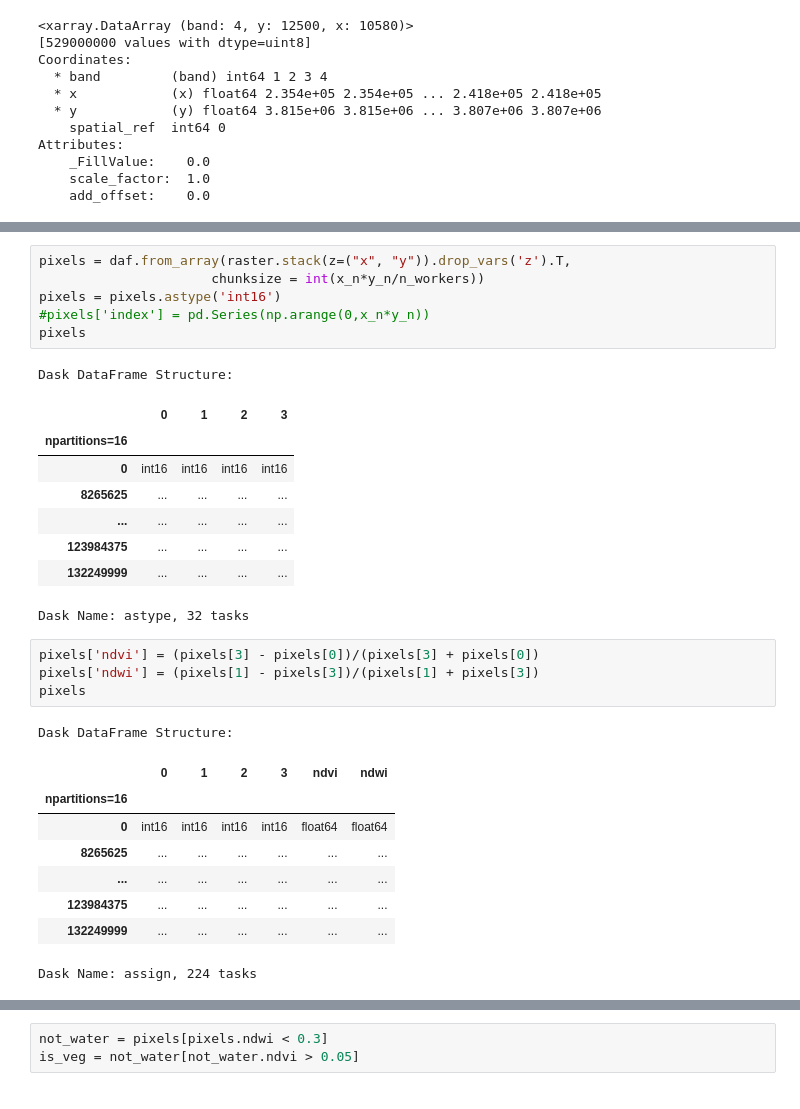
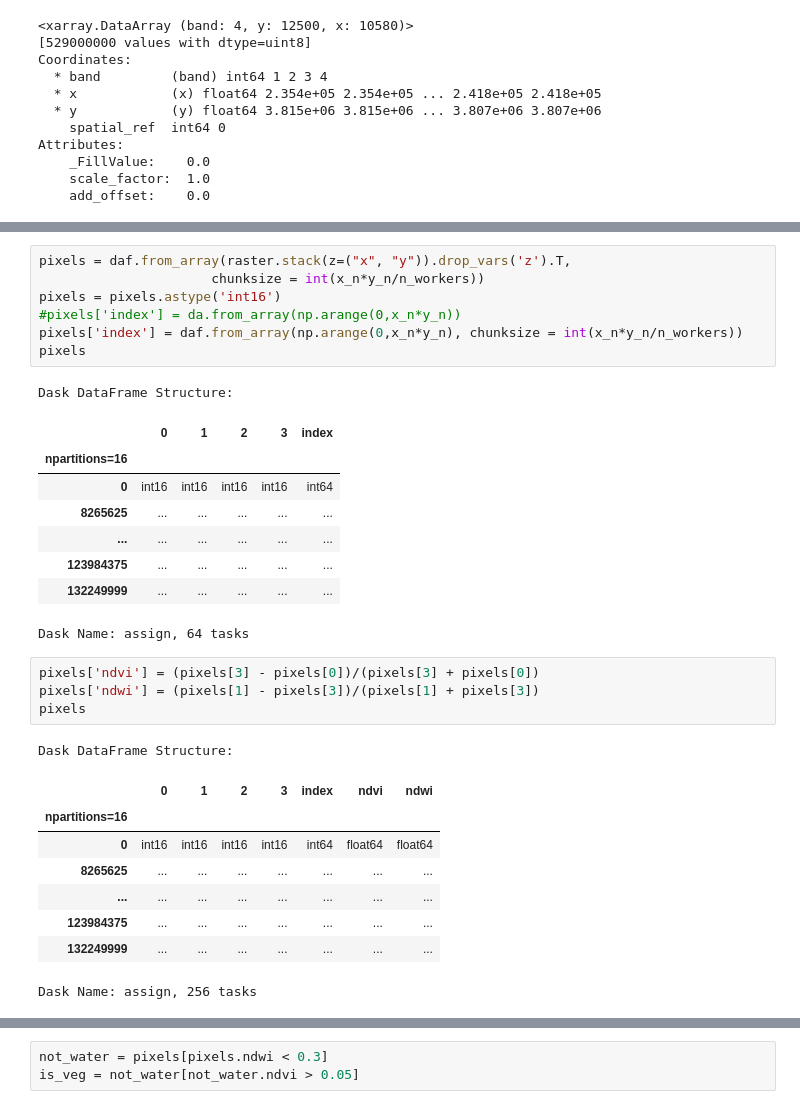
Before and after one commit to NCEAS/msai4earth-esa, a Jupyter notebook: iceplant_detection/using_dask_better_3.ipynb, the cells around one changed output, grey strips where cells are left out. Drawn from its saved outputs; the diff is of its cells as text.

Commit message:
changed index into daskarray

```diff
--- a/iceplant_detection/using_dask_better_3.ipynb
+++ b/iceplant_detection/using_dask_better_3.ipynb
@@ -95,33 +95,34 @@ add_offset :
 # %%
 pixels = daf.from_array(raster.stack(z=("x", "y")).drop_vars('z').T,
                       chunksize = int(x_n*y_n/n_workers))
 pixels = pixels.astype('int16')
-#pixels['index'] = pd.Series(np.arange(0,x_n*y_n))
+#pixels['index'] = da.from_array(np.arange(0,x_n*y_n))
+pixels['index'] = daf.from_array(np.arange(0,x_n*y_n), chunksize = int(x_n*y_n/n_workers))
 pixels
 # %% [output]
 Dask DataFrame Structure:
-|  | 0 | 1 | 2 | 3 |
-| npartitions=16 |  |  |  |  |
-| 0 | int16 | int16 | int16 | int16 |
-| 8265625 | ... | ... | ... | ... |
-| ... | ... | ... | ... | ... |
-| 123984375 | ... | ... | ... | ... |
-| 132249999 | ... | ... | ... | ... |
+|  | 0 | 1 | 2 | 3 | index |
+| npartitions=16 |  |  |  |  |  |
+| 0 | int16 | int16 | int16 | int16 | int64 |
+| 8265625 | ... | ... | ... | ... | ... |
+| ... | ... | ... | ... | ... | ... |
+| 123984375 | ... | ... | ... | ... | ... |
+| 132249999 | ... | ... | ... | ... | ... |
-Dask Name: astype, 32 tasks
+Dask Name: assign, 64 tasks
 # %%
 pixels['ndvi'] = (pixels[3] - pixels[0])/(pixels[3] + pixels[0])
 pixels['ndwi'] = (pixels[1] - pixels[3])/(pixels[1] + pixels[3])
 pixels
 # %% [output]
 Dask DataFrame Structure:
-|  | 0 | 1 | 2 | 3 | ndvi | ndwi |
-| npartitions=16 |  |  |  |  |  |  |
-| 0 | int16 | int16 | int16 | int16 | float64 | float64 |
-| 8265625 | ... | ... | ... | ... | ... | ... |
-| ... | ... | ... | ... | ... | ... | ... |
-| 123984375 | ... | ... | ... | ... | ... | ... |
-| 132249999 | ... | ... | ... | ... | ... | ... |
+|  | 0 | 1 | 2 | 3 | index | ndvi | ndwi |
+| npartitions=16 |  |  |  |  |  |  |  |
+| 0 | int16 | int16 | int16 | int16 | int64 | float64 | float64 |
+| 8265625 | ... | ... | ... | ... | ... | ... | ... |
+| ... | ... | ... | ... | ... | ... | ... | ... |
+| 123984375 | ... | ... | ... | ... | ... | ... | ... |
+| 132249999 | ... | ... | ... | ... | ... | ... | ... |
-Dask Name: assign, 224 tasks
+Dask Name: assign, 256 tasks
 # %%
 pixels.compute()
 # %% [output]
```
Also changed, not shown: parts of 14 cells of this notebook.
